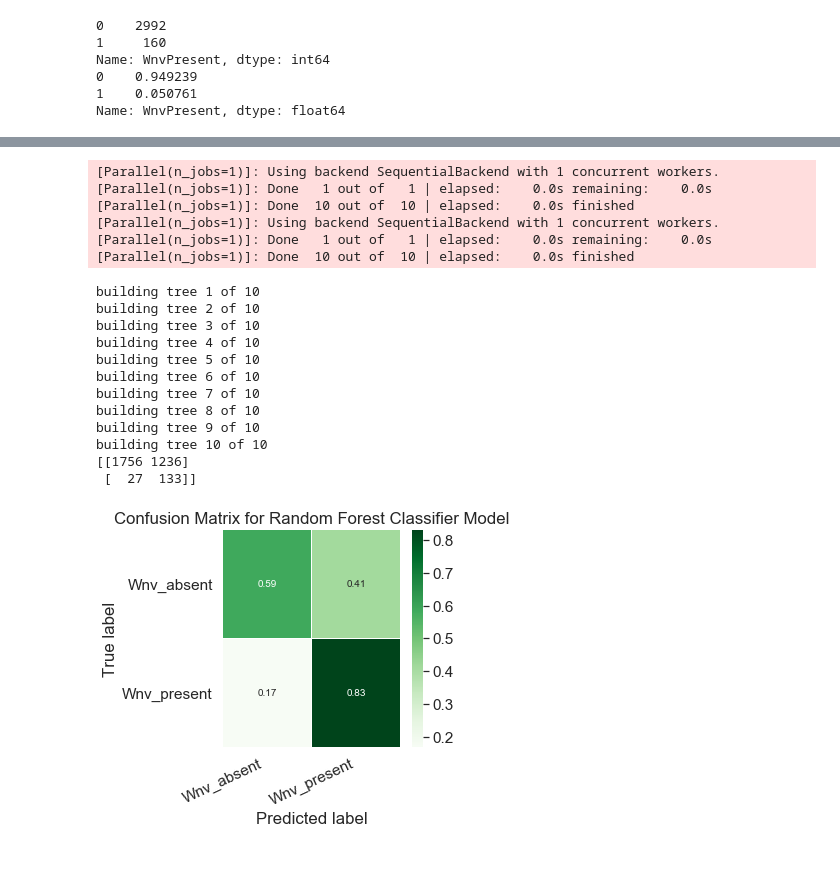
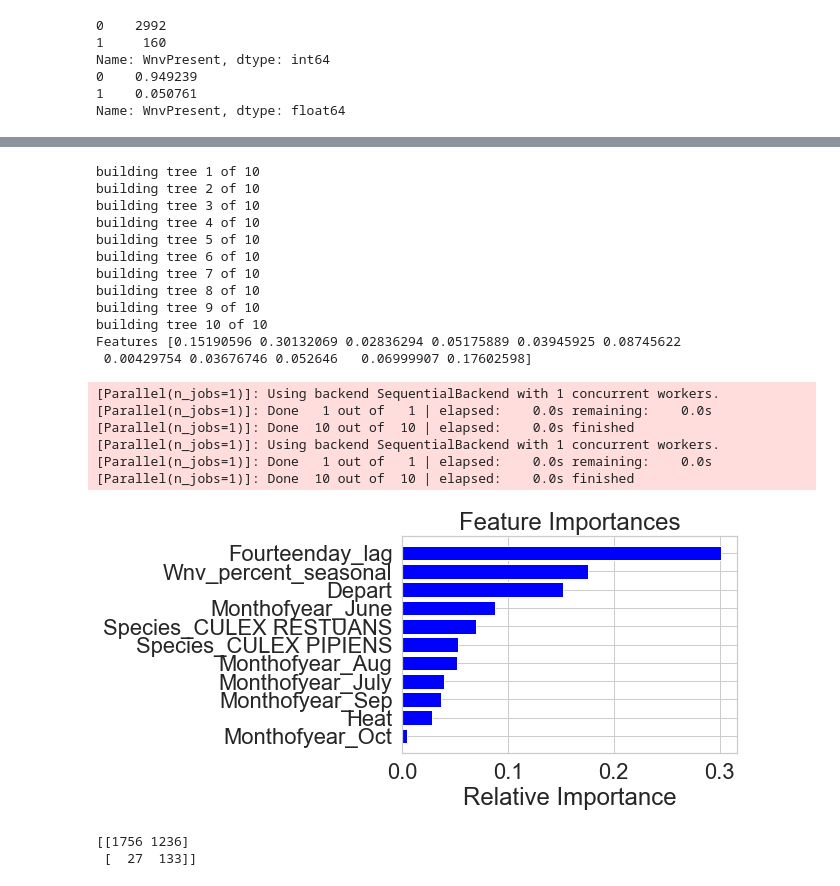
Before and after one commit to rajkoju/Virus, a Jupyter notebook: virus.ipynb, the cells around one changed output, grey strips where cells are left out. Drawn from its saved outputs; the diff is of its cells as text; code cells hidden in the pictures.

Commit message:
Virus

```diff
--- a/virus.ipynb
+++ b/virus.ipynb
@@ -1502,6 +1726,6 @@ dff=dff.drop(columns=columns_to_drop)
 # %%
 #one hot encoding on species
 from sklearn.preprocessing import OneHotEncoder
-df_encoded =pd.get_dummies(dff, columns=['Species'])
+df_encoded =pd.get_dummies(dff, columns=['Species','Season','Monthofyear'])
 # %%
 df_encoded.columns
@@ -1548,0 +1750,5 @@ memory usage: 1.9 MB
+# %%
+# drop mosquito species without virus and months May where the virus was not observed
+columns_to_drop=['Species_CULEX TERRITANS','Species_CULEX SALINARIUS', 'Species_CULEX TARSALIS','Species_CULEX ERRATICUS','Monthofyear_May' ]
+df_encoded=df_encoded.drop(columns=columns_to_drop)
+df_encoded.columns
@@ -1908,0 +2122,5 @@ Index(['Day_of_week', 'Depart', 'DewPoint_depression', 'Heat', 'Latitude',
+# %%
+display(X2.shape[1])
+for i in range(X2.shape[1]):
+    print((i, variance_inflation_factor(X2.values, i) ))
+    #print(variance_inflation_factor(X2.values, i) )
@@ -2024,14 +2225,0 @@ array([0.1, 0.2, 0.3, 0.4, 0.5, 0.6, 0.7, 0.8, 0.9, 1. ])
-# %%
-# Import the model we are using
-from sklearn.linear_model import LogisticRegression
-
-# Instantiate model
-lr = LogisticRegression(C=1, tol=0.1, multi_class='ovr', class_weight=dict({1:49, 0:1}), solver='newton-cg', max_iter=10, n_jobs=-1, verbose=2)
-# Train the model on training data
-lr.fit(X_train, y_train)
-
-y_pred2 = lr.predict(X_test)
-
-roc2 = roc_auc_score(y_test, y_pred2)
-
-roc2
@@ -2077,53 +2233,69 @@ rf = RandomForestClassifier(n_estimators = 10, random_state = 42, max_depth=50,
 rf.fit(X_train, y_train)
 
 y_pred1 = rf.predict(X_test)
+
+
+print("Features",rf.feature_importances_)
+
+importances = rf.feature_importances_
+indices = np.argsort(importances)
+features = X_train.columns
+plt.title('Feature Importances')
+plt.barh(range(len(indices)), importances[indices], color='b', align='center')
+plt.yticks(range(len(indices)), [features[i] for i in indices])
+plt.xlabel('Relative Importance')
+plt.show()
+
+
 
 roc1 = roc_auc_score(y_test, y_pred1)
 
 roc1
 
 #conf1 = confusion_matrix(y_test, y_pred1)
 #conf1
 
 print(confusion_matrix(y_test, y_pred1))
 matrix = confusion_matrix(y_test, y_pred1)
 matrix = matrix.astype('float') / matrix.sum(axis=1)[:, np.newaxis]
 #print(matrix)
 
 
 # Build the plot
 plt.figure(figsize=(4,4))
 sns.set(font_scale=1.4)
 sns.heatmap(matrix, annot=True, annot_kws={'size':10},
             cmap=plt.cm.Greens, linewidths=0.2)
 
 # Add labels to the plot
 class_names = ['Wnv_absent', 'Wnv_present']
 tick_marks = np.arange(len(class_names))
 tick_marks2 = tick_marks + 0.5
 plt.xticks(tick_marks, class_names, rotation=25)
 plt.yticks(tick_marks2, class_names, rotation=0)
 plt.xlabel('Predicted label')
 plt.ylabel('True label')
 plt.title('Confusion Matrix for Random Forest Classifier Model')
 plt.show()
 # %% [output]
-[Parallel(n_jobs=1)]: Using backend SequentialBackend with 1 concurrent workers.
-[Parallel(n_jobs=1)]: Done   1 out of   1 | elapsed:    0.0s remaining:    0.0s
-[Parallel(n_jobs=1)]: Done  10 out of  10 | elapsed:    0.0s finished
-[Parallel(n_jobs=1)]: Using backend SequentialBackend with 1 concurrent workers.
-[Parallel(n_jobs=1)]: Done   1 out of   1 | elapsed:    0.0s remaining:    0.0s
-[Parallel(n_jobs=1)]: Done  10 out of  10 | elapsed:    0.0s finished
+building tree 1 of 10
+building tree 2 of 10
+building tree 3 of 10
+building tree 4 of 10
+building tree 5 of 10
+building tree 6 of 10
+building tree 7 of 10
+building tree 8 of 10
+building tree 9 of 10
+building tree 10 of 10
+Features [0.15190596 0.30132069 0.02836294 0.05175889 0.03945925 0.08745622
+ 0.00429754 0.03676746 0.052646   0.06999907 0.17602598]
-building tree 1 of 10
-building tree 2 of 10
-building tree 3 of 10
-building tree 4 of 10
-building tree 5 of 10
-building tree 6 of 10
-building tree 7 of 10
-building tree 8 of 10
-building tree 9 of 10
-building tree 10 of 10
-[[1756 1236]
- [  27  133]]
+[Parallel(n_jobs=1)]: Using backend SequentialBackend with 1 concurrent workers.
+[Parallel(n_jobs=1)]: Done   1 out of   1 | elapsed:    0.0s remaining:    0.0s
+[Parallel(n_jobs=1)]: Done  10 out of  10 | elapsed:    0.0s finished
+[Parallel(n_jobs=1)]: Using backend SequentialBackend with 1 concurrent workers.
+[Parallel(n_jobs=1)]: Done   1 out of   1 | elapsed:    0.0s remaining:    0.0s
+[Parallel(n_jobs=1)]: Done  10 out of  10 | elapsed:    0.0s finished
-[figure, old version]
+[figure, new version]
+[[1756 1236]
+ [  27  133]]
```
Also changed, not shown: parts of 149 cells of this notebook, 2 other files.
